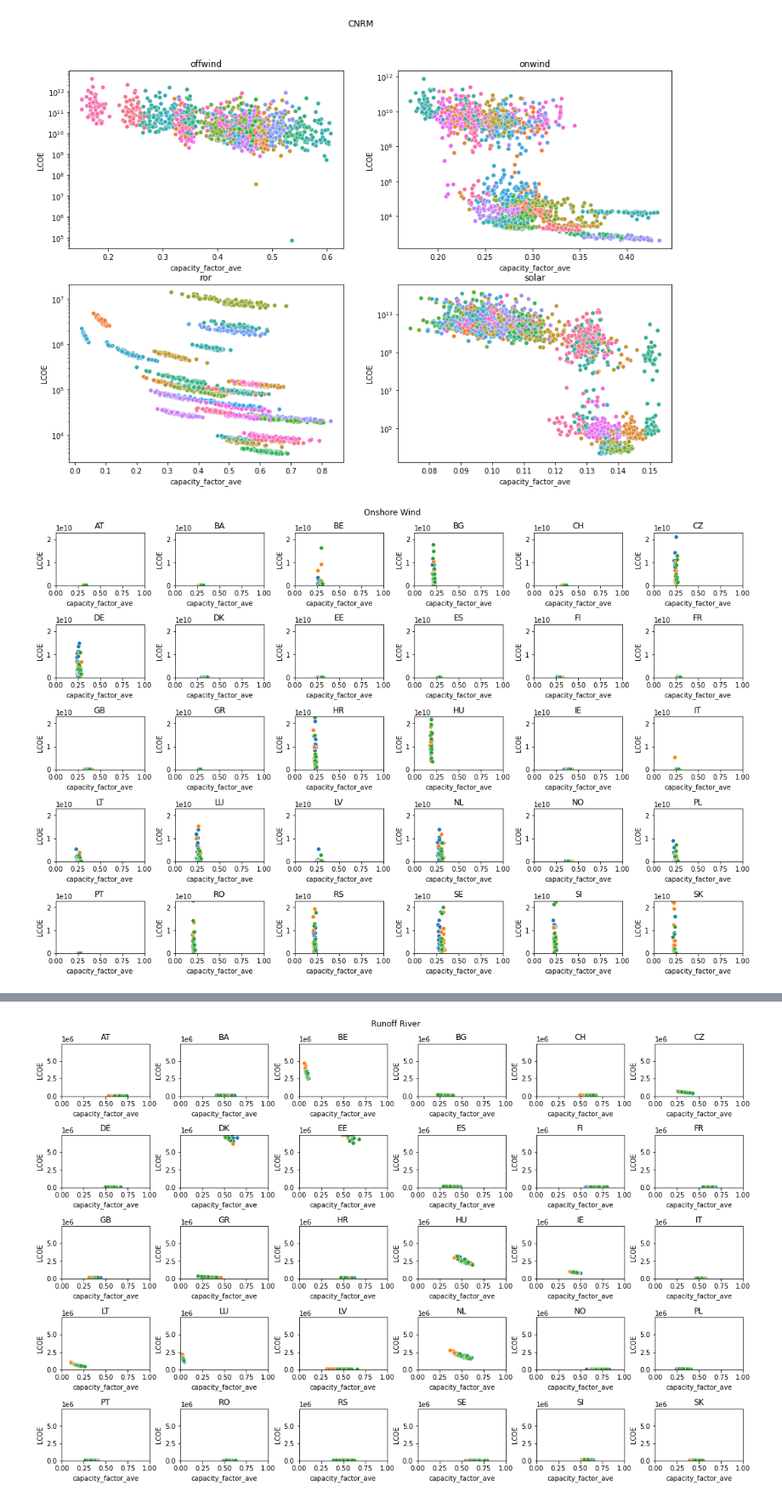
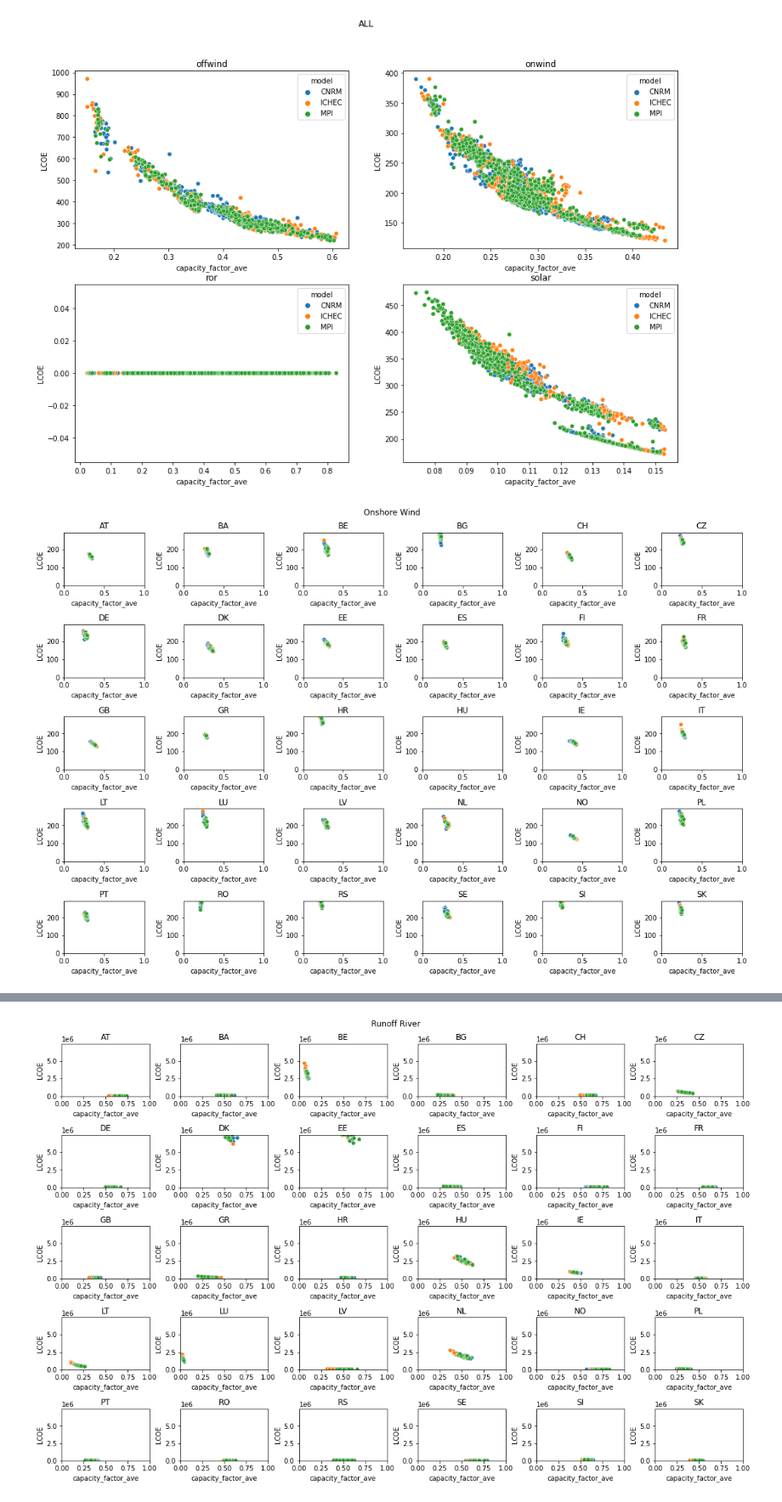
Before and after one commit to 2021-Energy-Climate-Hackathon/group_5, a Jupyter notebook: LCOE Scatter.ipynb, the cells around one changed output, grey strips where cells are left out. Shown at 85% size. Cells and saved outputs as stored; diff of their text form; code cells hidden in the pictures.

Commit message:
Modified to represent colors per model

```diff
--- a/LCOE Scatter.ipynb
+++ b/LCOE Scatter.ipynb
@@ -74,15 +74,17 @@ all_joined = pd.merge(cap_factors_all, lcoa_all, left_index=True, right_index=Tr
 all_joined = all_joined.dropna()
 # %%
 fig, axes = plt.subplots(2,2, figsize=(15,10))
-fig.suptitle("CNRM")
+fig.suptitle("ALL")
 axes_pointer = axes.flatten()
 for i, carrier in enumerate(['offwind', 'onwind', 'ror', 'solar']):
-    sns.scatterplot(data=all_joined.loc[:,:,:,carrier], x="capacity_factor_ave", y="LCOE", hue="bus",
-                    ax = axes_pointer[i], legend = False)
+    sns.scatterplot(data=all_joined.loc[:,:,:,carrier], x="capacity_factor_ave", y="LCOE", hue="model",
+                    ax = axes_pointer[i], legend = True)
     axes_pointer[i].set_title(carrier)
-    axes_pointer[i].set(yscale="log")
+    axes_pointer[i].set_xlabel("Capacity Factor")
+    axes_pointer[i].set_xlabel("LCOE €")
+    #axes_pointer[i].set(yscale="log")
 # %% [output]
-[figure, old version]
+[figure, new version]
 # %%
 # 4 times [per carrier]
 # 30 plots
@@ -104,7 +106,7 @@ for i, node in enumerate(onwind_lcoe.index.levels[2]):
     axes_pointer[i].set_xlim([0,1])
 fig.tight_layout()
 # %% [output]
-[figure, old version]
+[figure, new version]
 # %%
 offwind_lcoe = all_joined.loc[:,:,:,"offwind"]
 offwind_lcoe.index.levels[2].shape
```
Also changed, not shown: parts of 2 cells of this notebook.
